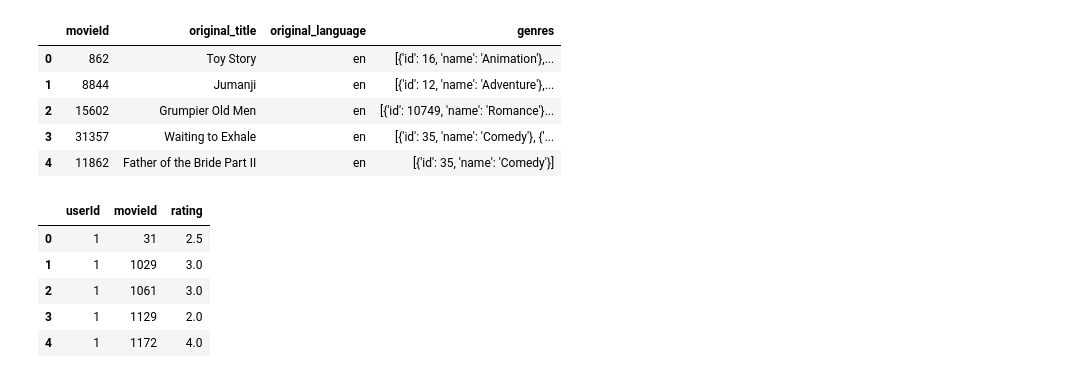
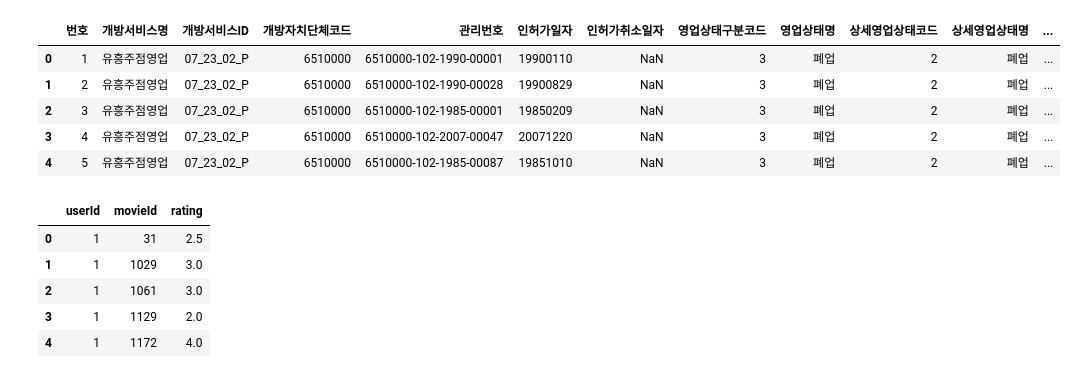
Before and after one commit to itnote/colaborator, a Jupyter notebook: ok1.ipynb, the cells around one changed output. Cells and saved outputs as stored; diff of their text form; code cells hidden in the pictures.

Commit message:
Colaboratory를 통해 생성됨

```diff
--- a/ok1.ipynb
+++ b/ok1.ipynb
@@ -30,16 +3,21 @@ Drive already mounted at /content/gdrive; to attempt to forcibly remount, call d
-# %%
-meta = meta[['id', 'original_title', 'original_language', 'genres']]
-meta = meta.rename(columns={'id':'movieId'})
-meta = meta[meta['original_language'] == 'en']
-
-meta.head()
-# %% [output]
-|  | movieId | original_title | original_language | genres |
-| 0 | 862 | Toy Story | en | [{'id': 16, 'name': 'Animation'},... |
-| 1 | 8844 | Jumanji | en | [{'id': 12, 'name': 'Adventure'},... |
-| 2 | 15602 | Grumpier Old Men | en | [{'id': 10749, 'name': 'Romance'}... |
-| 3 | 31357 | Waiting to Exhale | en | [{'id': 35, 'name': 'Comedy'}, {'... |
-| 4 | 11862 | Father of the Bride Part II | en | [{'id': 35, 'name': 'Comedy'}] |
+# %%
+import numpy as np
+from google.colab import drive
+import pandas as pd
+import json
+
+mydate = pd.read_excel('https://github.com/itnote/colaborator/blob/master/data/6500000_%EC%A0%9C%EC%A3%BC%ED%8A%B9%EB%B3%84%EC%9E%90%EC%B9%98%EB%8F%84_07_23_02_P_%EC%9C%A0%ED%9D%A5%EC%A3%BC%EC%A0%90%EC%98%81%EC%97%85.xlsx?raw=true')
+# %%
+
+
+mydate.head()
+# %% [output]
+|  | 번호 | 개방서비스명 | 개방서비스ID | 개방자치단체코드 | 관리번호 | 인허가일자 | 인허가취소일자 | 영업상태구분코드 | 영업상태명 | 상세영업상태코드 | 상세영업상태명 | ... |
+| 0 | 1 | 유흥주점영업 | 07_23_02_P | 6510000 | 6510000-102-1990-00001 | 19900110 | NaN | 3 | 폐업 | 2 | 폐업 | ... |
+| 1 | 2 | 유흥주점영업 | 07_23_02_P | 6510000 | 6510000-102-1990-00028 | 19900829 | NaN | 3 | 폐업 | 2 | 폐업 | ... |
+| 2 | 3 | 유흥주점영업 | 07_23_02_P | 6510000 | 6510000-102-1985-00001 | 19850209 | NaN | 3 | 폐업 | 2 | 폐업 | ... |
+| 3 | 4 | 유흥주점영업 | 07_23_02_P | 6510000 | 6510000-102-2007-00047 | 20071220 | NaN | 3 | 폐업 | 2 | 폐업 | ... |
+| 4 | 5 | 유흥주점영업 | 07_23_02_P | 6510000 | 6510000-102-1985-00087 | 19851010 | NaN | 3 | 폐업 | 2 | 폐업 | ... |
 # %%
 ratings = pd.read_csv('./gdrive/My Drive/_AI/ratings_small.csv')
 ratings = ratings[['userId', 'movieId', 'rating']]
```
Also changed, not shown: parts of 1 cell of this notebook.
